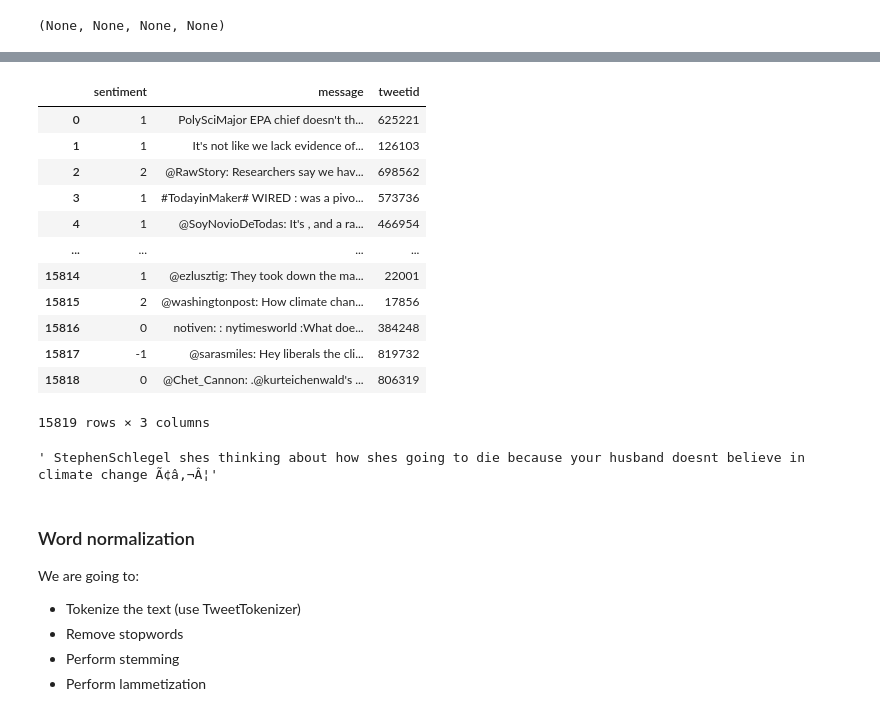
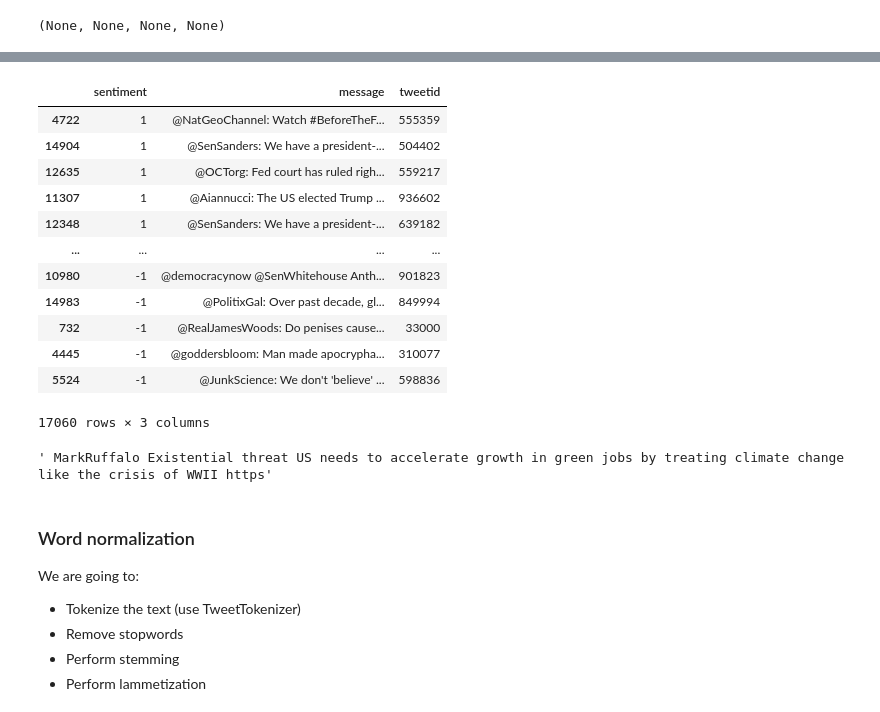
Before and after one commit to EricMbuthia/Explore-Classification-Team-6, a Jupyter notebook: Advanced Classification Team 6.ipynb, the cells around one changed output, grey strips where cells are left out. Cells and saved outputs as stored; diff of their text form; code cells hidden in the pictures.

```diff
--- a/Advanced Classification Team 6.ipynb
+++ b/Advanced Classification Team 6.ipynb
@@ -183,0 +293,35 @@ Noise removal involves removing any piece of information that is not relevant. T
+# %%
+#seperate the sentiments
+df_pro= train_set[train_set['sentiment']==1]
+df_factual= train_set[train_set['sentiment']==2]
+df_neutral= train_set[train_set['sentiment']==0]
+df_anti= train_set[train_set['sentiment']== -1]
+
+#upsample minority class seperately
+df_anti_upsampled= resample(df_anti,
+                            replace=True,
+                            n_samples=4265,
+                            random_state=42
+                            )
+df_neutral_upsampled= resample(df_neutral,
+                            replace=True,
+                            n_samples=4265,
+                            random_state=42
+                            )
+df_factual_upsampled= resample(df_factual,
+                            replace=True,
+                            n_samples=4265,
+                            random_state=42
+                            )
+
+#downsample majority class
+df_pro_downsampled = resample(df_pro,
+                              replace=False,
+                              n_samples= 4265,
+                              random_state=42
+                             )
+
+#combine the dataframes
+#train_set_balanced= pd.concat([df_pro, df_factual, df_neutral, df_anti])
+train_set_balanced= pd.concat([df_pro_downsampled, df_factual_upsampled, df_neutral_upsampled, df_anti_upsampled])
+print (train_set_balanced['sentiment'].value_counts())
@@ -186,15 +343,16 @@ Noise removal involves removing any piece of information that is not relevant. T
 def remove_noise(df, column_name):
 
     #weird characters
-    #weird = r'[Ã°Å¸Ëœâ€¢â‚¬Â¦]'
+    weird = r'[Ã°Å¸Ëœâ€¢â‚¬Â¦…’]'
+    df[column_name] = df[column_name].replace(to_replace = weird, value = '', regex = True)
 
     #remove retweet marks (RT)
     rt_marks = r'RT+'
     df[column_name] = df[column_name].replace(to_replace = rt_marks, value = '', regex = True)
 
-    #remove urls
+    #replace urls with http
     url_pattern =r'http[s]?://(?:[A-Za-z]|[0-9]|[$-_@.&+]|[!*\(\),]|(?:%[0-9A-Fa-f][0-9A-Fa-f]))+'
-    df[column_name] = df[column_name].replace(to_replace = url_pattern, value = '', regex = True)
+    df[column_name] = df[column_name].replace(to_replace = url_pattern, value = 'https', regex = True)
 
     #remove single numeric terms
     numeric_terms = r'[0-9]'
@@ -202,30 +360,30 @@ def remove_noise(df, column_name):
 
     return df
 # %%
-remove_noise(train_set, 'message')
+remove_noise(train_set_balanced, 'message')
 # %% [output]
 |  | sentiment | message | tweetid |
-| 0 | 1 | PolySciMajor EPA chief doesn't th... | 625221 |
-| 1 | 1 | It's not like we lack evidence of... | 126103 |
-| 2 | 2 | @RawStory: Researchers say we hav... | 698562 |
-| 3 | 1 | #TodayinMaker# WIRED : was a pivo... | 573736 |
-| 4 | 1 | @SoyNovioDeTodas: It's , and a ra... | 466954 |
+| 4722 | 1 | @NatGeoChannel: Watch #BeforeTheF... | 555359 |
+| 14904 | 1 | @SenSanders: We have a president-... | 504402 |
+| 12635 | 1 | @OCTorg: Fed court has ruled righ... | 559217 |
+| 11307 | 1 | @Aiannucci: The US elected Trump ... | 936602 |
+| 12348 | 1 | @SenSanders: We have a president-... | 639182 |
 | ... | ... | ... | ... |
-| 15814 | 1 | @ezlusztig: They took down the ma... | 22001 |
-| 15815 | 2 | @washingtonpost: How climate chan... | 17856 |
-| 15816 | 0 | notiven: : nytimesworld :What doe... | 384248 |
-| 15817 | -1 | @sarasmiles: Hey liberals the cli... | 819732 |
-| 15818 | 0 | @Chet_Cannon: .@kurteichenwald's ... | 806319 |
+| 10980 | -1 | @democracynow @SenWhitehouse Anth... | 901823 |
+| 14983 | -1 | @PolitixGal: Over past decade, gl... | 849994 |
+| 732 | -1 | @RealJamesWoods: Do penises cause... | 33000 |
+| 4445 | -1 | @goddersbloom: Man made apocrypha... | 310077 |
+| 5524 | -1 | @JunkScience: We don't 'believe' ... | 598836 |
-15819 rows × 3 columns
+17060 rows × 3 columns
 # %%
 #remove punctuation
 def remove_punctuation(post):
     return ''.join([l for l in post if l not in string.punctuation])
 
-train_set['message'] = train_set['message'].apply(remove_punctuation)
-train_set['message'].iloc[1000]
+train_set_balanced['message'] = train_set_balanced['message'].apply(remove_punctuation)
+train_set_balanced['message'].iloc[1000]
 # %% [output]
-' StephenSchlegel shes thinking about how shes going to die because your husband doesnt believe in climate change Ã¢â‚¬Â¦'
+' MarkRuffalo Existential threat US needs to accelerate growth in green jobs by treating climate change like the crisis of WWII https'
 # %% [markdown]
 ### Word normalization
 We are going to:
```
Also changed, not shown: parts of 105 cells of this notebook.
